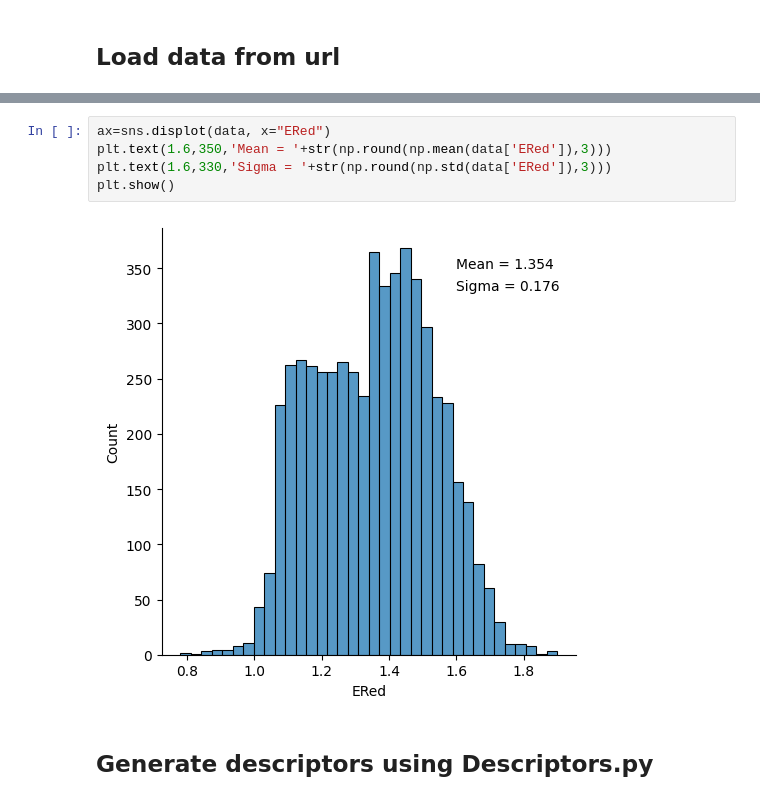
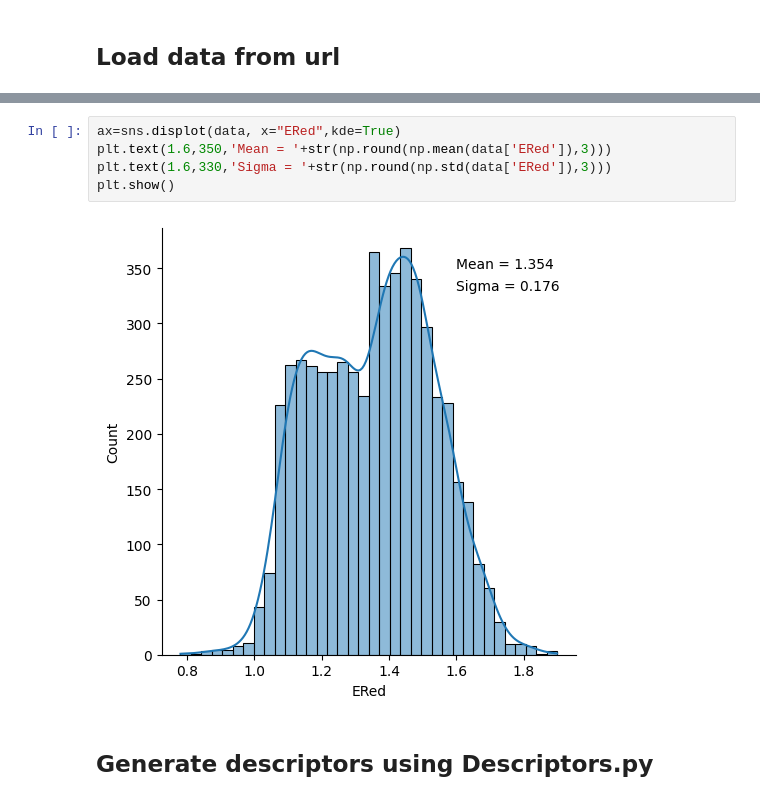
Before and after one commit to adisun94/DataScience, a Jupyter notebook: MoleculeReductionPotential.ipynb, the cells around one changed output, grey strips where cells are left out. Cells and saved outputs as stored; diff of their text form.

```diff
--- a/MoleculeReductionPotential.ipynb
+++ b/MoleculeReductionPotential.ipynb
@@ -45,10 +45,10 @@ data.head()
 # %%
-ax=sns.displot(data, x="ERed")
+ax=sns.displot(data, x="ERed",kde=True)
 plt.text(1.6,350,'Mean = '+str(np.round(np.mean(data['ERed']),3)))
 plt.text(1.6,330,'Sigma = '+str(np.round(np.std(data['ERed']),3)))
 plt.show()
 # %% [output]
-[figure, old version]
+[figure, new version]
 # %% [markdown]
 ## Generate descriptors using Descriptors.py
 # %%
```
Also changed, not shown: parts of 23 cells of this notebook.
